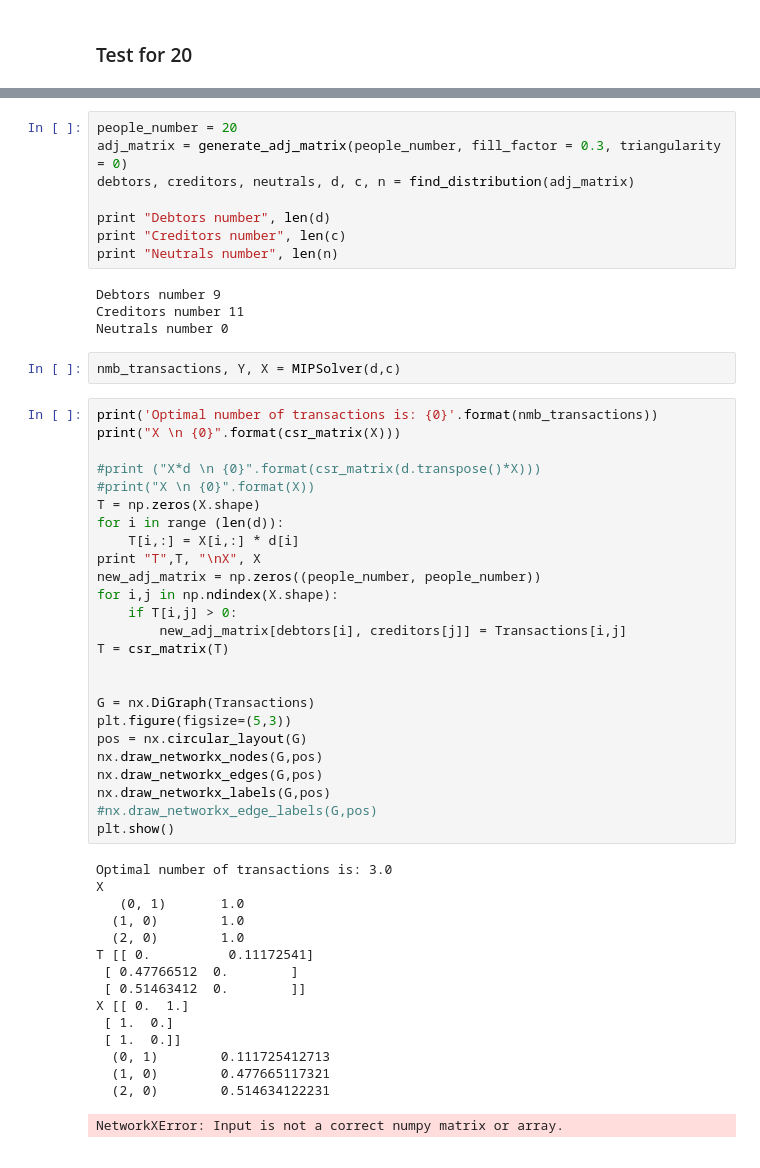
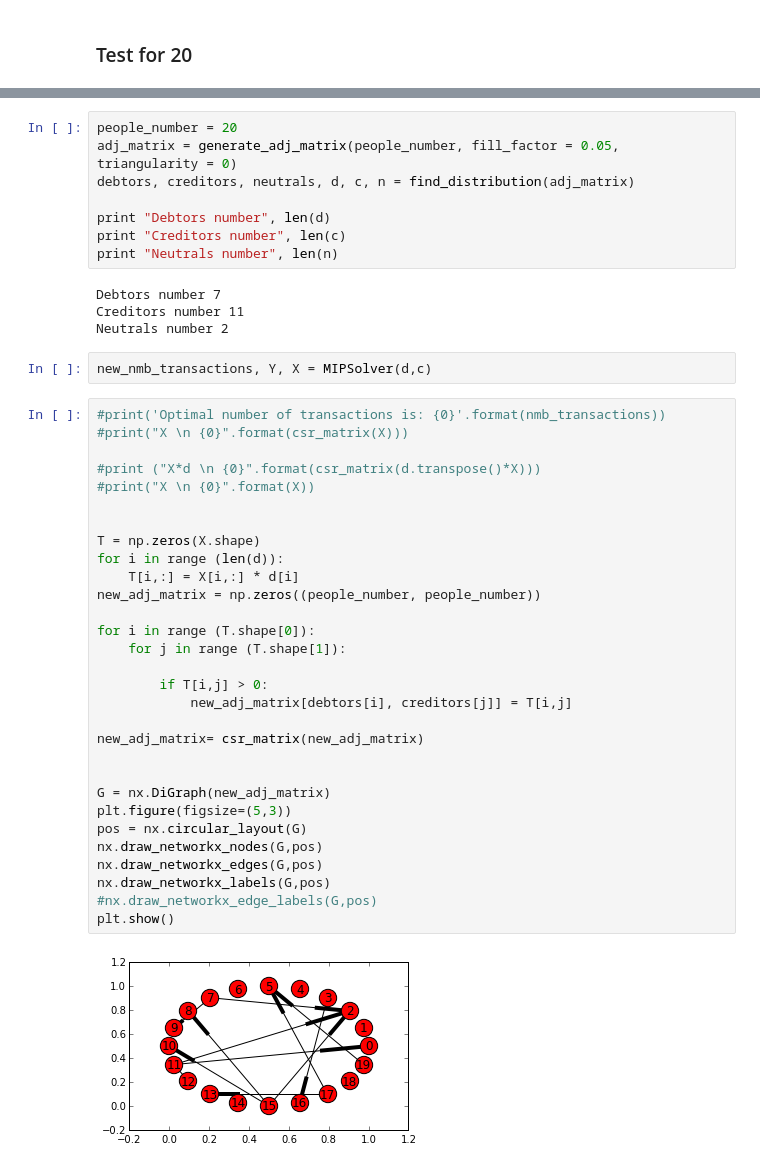
Before and after one commit to Aelphy/skoltech, a Jupyter notebook: term2/optimization_methods/project/project_tex.ipynb, the cells around one changed output, grey strips where cells are left out. Drawn from its saved outputs; the diff is of its cells as text.

```diff
--- a/term2/optimization_methods/project/project_tex.ipynb
+++ b/term2/optimization_methods/project/project_tex.ipynb
@@ -215,55 +213,46 @@ plt.show()
 # %%
 people_number = 20
-adj_matrix = generate_adj_matrix(people_number, fill_factor = 0.3, triangularity = 0)
+adj_matrix = generate_adj_matrix(people_number, fill_factor = 0.05, triangularity = 0)
 debtors, creditors, neutrals, d, c, n = find_distribution(adj_matrix)
 
 print "Debtors number", len(d)
 print "Creditors number", len(c)
 print "Neutrals number", len(n)
 # %% [output]
-Debtors number 9
+Debtors number 7
 Creditors number 11
-Neutrals number 0
+Neutrals number 2
 # %%
-nmb_transactions, Y, X = MIPSolver(d,c)
+new_nmb_transactions, Y, X = MIPSolver(d,c)
 # %%
-print('Optimal number of transactions is: {0}'.format(nmb_transactions))
-print("X \n {0}".format(csr_matrix(X)))
+#print('Optimal number of transactions is: {0}'.format(nmb_transactions))
+#print("X \n {0}".format(csr_matrix(X)))
 
 #print ("X*d \n {0}".format(csr_matrix(d.transpose()*X)))
 #print("X \n {0}".format(X))
+
+
 T = np.zeros(X.shape)
 for i in range (len(d)):
     T[i,:] = X[i,:] * d[i]
-print "Т",T, "\nХ", X
 new_adj_matrix = np.zeros((people_number, people_number))
-for i,j in np.ndindex(X.shape):
-    if T[i,j] > 0:
-        new_adj_matrix[debtors[i], creditors[j]] = Transactions[i,j]
-T = csr_matrix(T)
+
+for i in range (T.shape[0]):
+    for j in range (T.shape[1]):
+
+        if T[i,j] > 0:
+            new_adj_matrix[debtors[i], creditors[j]] = T[i,j]
+
+new_adj_matrix= csr_matrix(new_adj_matrix)
 
 
-G = nx.DiGraph(Transactions)
+G = nx.DiGraph(new_adj_matrix)
 plt.figure(figsize=(5,3))
 pos = nx.circular_layout(G)
 nx.draw_networkx_nodes(G,pos)
 nx.draw_networkx_edges(G,pos)
 nx.draw_networkx_labels(G,pos)
 #nx.draw_networkx_edge_labels(G,pos)
 plt.show()
 # %% [output]
-Optimal number of transactions is: 3.0
-X
-   (0, 1)       1.0
-  (1, 0)        1.0
-  (2, 0)        1.0
-Т [[ 0.          0.11172541]
- [ 0.47766512  0.        ]
- [ 0.51463412  0.        ]]
-Х [[ 0.  1.]
- [ 1.  0.]
- [ 1.  0.]]
-  (0, 1)        0.111725412713
-  (1, 0)        0.477665117321
-  (2, 0)        0.514634122231
-NetworkXError: Input is not a correct numpy matrix or array.
+[figure, added]
```
Also changed, not shown: parts of 5 cells of this notebook.
